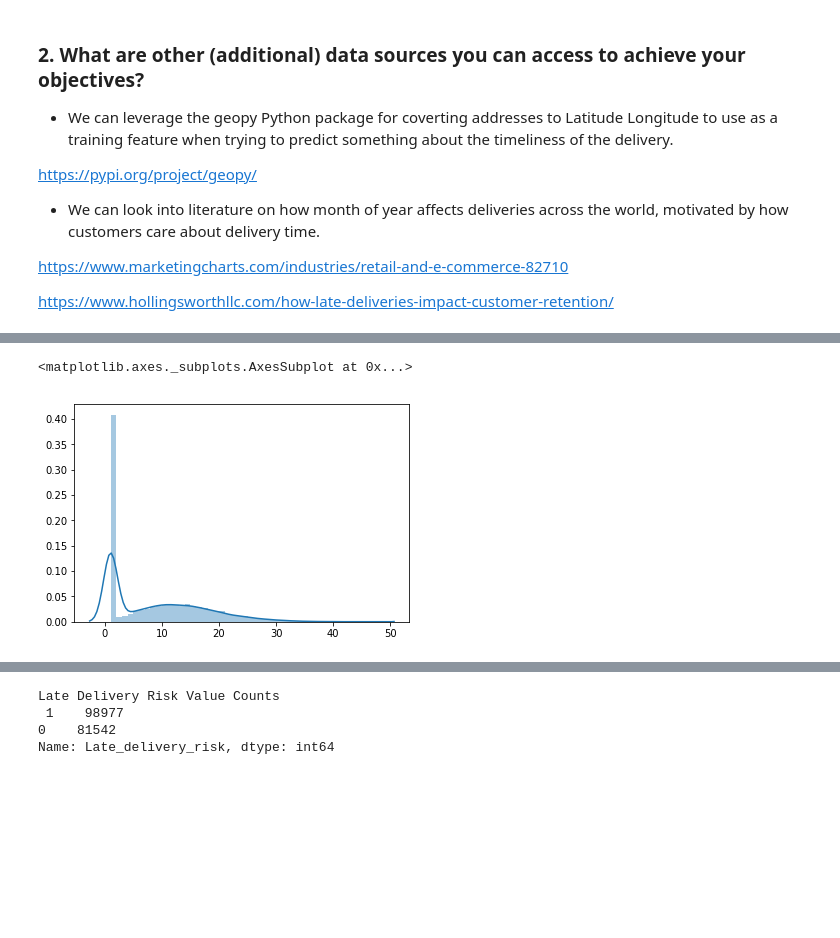
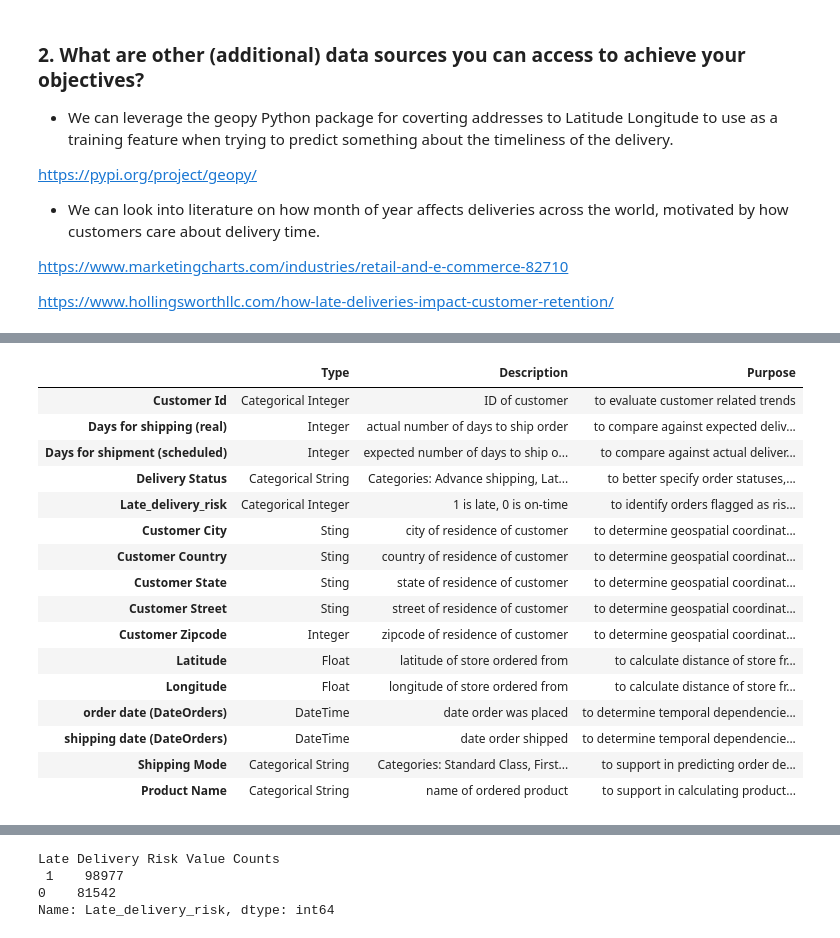
Before and after one commit to calebralphs/business-applications-machine-learning, a Jupyter notebook: Project1.ipynb, the cells around one changed output, grey strips where cells are left out. Saved outputs shown, nothing was run; the diff lists cells and outputs as text; code cells hidden in the pictures; blank space fills up the shorter version.

```diff
--- a/Project1.ipynb
+++ b/Project1.ipynb
@@ -95,6 +87,37 @@ X_df.head()
-# %%
-customer_freq = data['Customer Id'].value_counts().values
-sns.distplot(customer_freq)
-# %% [output]
-<matplotlib.axes._subplots.AxesSubplot at 0x...>
-[figure, removed]
+# %%
+pd.set_option('display.max_colwidth', -1)
+X_desc.loc['Customer Id', :] = ['Categorical Integer', 'ID of customer', 'to evaluate customer related trends']
+X_desc.loc['Days for shipping (real)', :] = ['Integer', 'actual number of days to ship order', 'to compare against expected delivery time']
+X_desc.loc['Days for shipment (scheduled)', :] = ['Integer', 'expected number of days to ship order', 'to compare against actual delivery time']
+X_desc.loc['Delivery Status', :] = ['Categorical String', 'Categories: Advance shipping, Late delivery, Shipping on time, Shipping canceled', 'to better specify order statuses, rather than late or on-time']
+X_desc.loc['Late_delivery_risk', :] = ['Categorical Integer', '1 is late, 0 is on-time', 'to identify orders flagged as risk for late delivery by company']
+X_desc.loc['Customer City', :] = ['Sting', 'city of residence of customer', 'to determine geospatial coordinates of customer']
+X_desc.loc['Customer Country', :] = ['Sting', 'country of residence of customer', 'to determine geospatial coordinates of customer']
+X_desc.loc['Customer State', :] = ['Sting', 'state of residence of customer', 'to determine geospatial coordinates of customer']
+X_desc.loc['Customer Street', :] = ['Sting', 'street of residence of customer', 'to determine geospatial coordinates of customer']
+X_desc.loc['Customer Zipcode', :] = ['Integer', 'zipcode of residence of customer', 'to determine geospatial coordinates of customer']
+X_desc.loc['Latitude', :] = ['Float', 'latitude of store ordered from', 'to calculate distance of store from customer']
+X_desc.loc['Longitude', :] = ['Float', 'longitude of store ordered from', 'to calculate distance of store from customer']
+X_desc.loc['order date (DateOrders)', :] = ['DateTime', 'date order was placed', 'to determine temporal dependencies between time of year and late orders']
+X_desc.loc['shipping date (DateOrders)', :] = ['DateTime', 'date order shipped', 'to determine temporal dependencies between time of year and late orders']
+X_desc.loc['Shipping Mode', :] = ['Categorical String', 'Categories: Standard Class, First Class, Second Class, Same Day', 'to support in predicting order delivery time']
+X_desc.loc['Product Name', :] = ['Categorical String', 'name of ordered product', 'to support in calculating product demand']
+X_desc
+# %% [output]
+|  | Type | Description | Purpose |
+| Customer Id | Categorical Integer | ID of customer | to evaluate customer related trends |
+| Days for shipping (real) | Integer | actual number of days to ship order | to compare against expected deliv... |
+| Days for shipment (scheduled) | Integer | expected number of days to ship o... | to compare against actual deliver... |
+| Delivery Status | Categorical String | Categories: Advance shipping, Lat... | to better specify order statuses,... |
+| Late_delivery_risk | Categorical Integer | 1 is late, 0 is on-time | to identify orders flagged as ris... |
+| Customer City | Sting | city of residence of customer | to determine geospatial coordinat... |
+| Customer Country | Sting | country of residence of customer | to determine geospatial coordinat... |
+| Customer State | Sting | state of residence of customer | to determine geospatial coordinat... |
+| Customer Street | Sting | street of residence of customer | to determine geospatial coordinat... |
+| Customer Zipcode | Integer | zipcode of residence of customer | to determine geospatial coordinat... |
+| Latitude | Float | latitude of store ordered from | to calculate distance of store fr... |
+| Longitude | Float | longitude of store ordered from | to calculate distance of store fr... |
+| order date (DateOrders) | DateTime | date order was placed | to determine temporal dependencie... |
+| shipping date (DateOrders) | DateTime | date order shipped | to determine temporal dependencie... |
+| Shipping Mode | Categorical String | Categories: Standard Class, First... | to support in predicting order de... |
+| Product Name | Categorical String | name of ordered product | to support in calculating product... |
```
Also changed, not shown: parts of 25 cells of this notebook.
